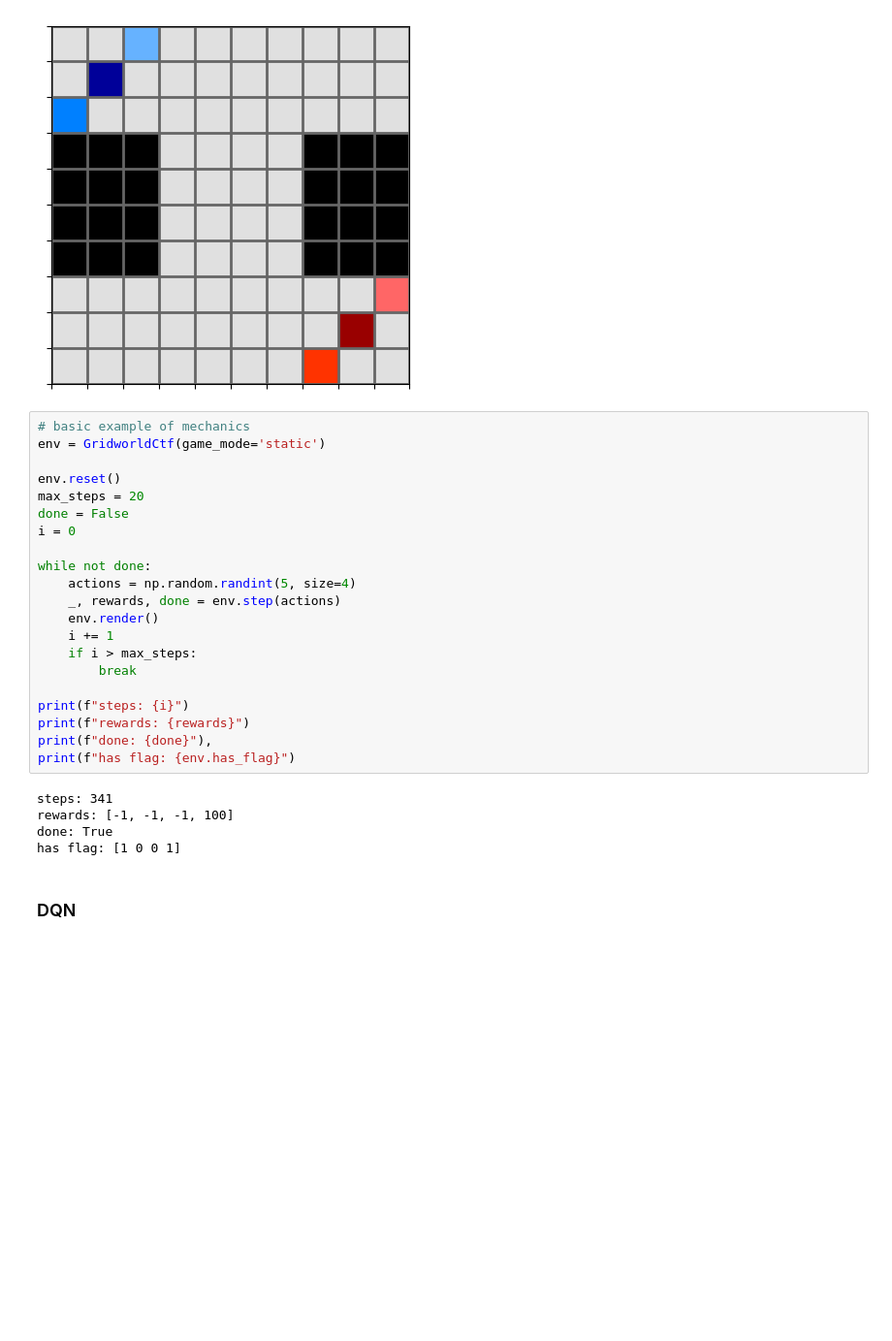
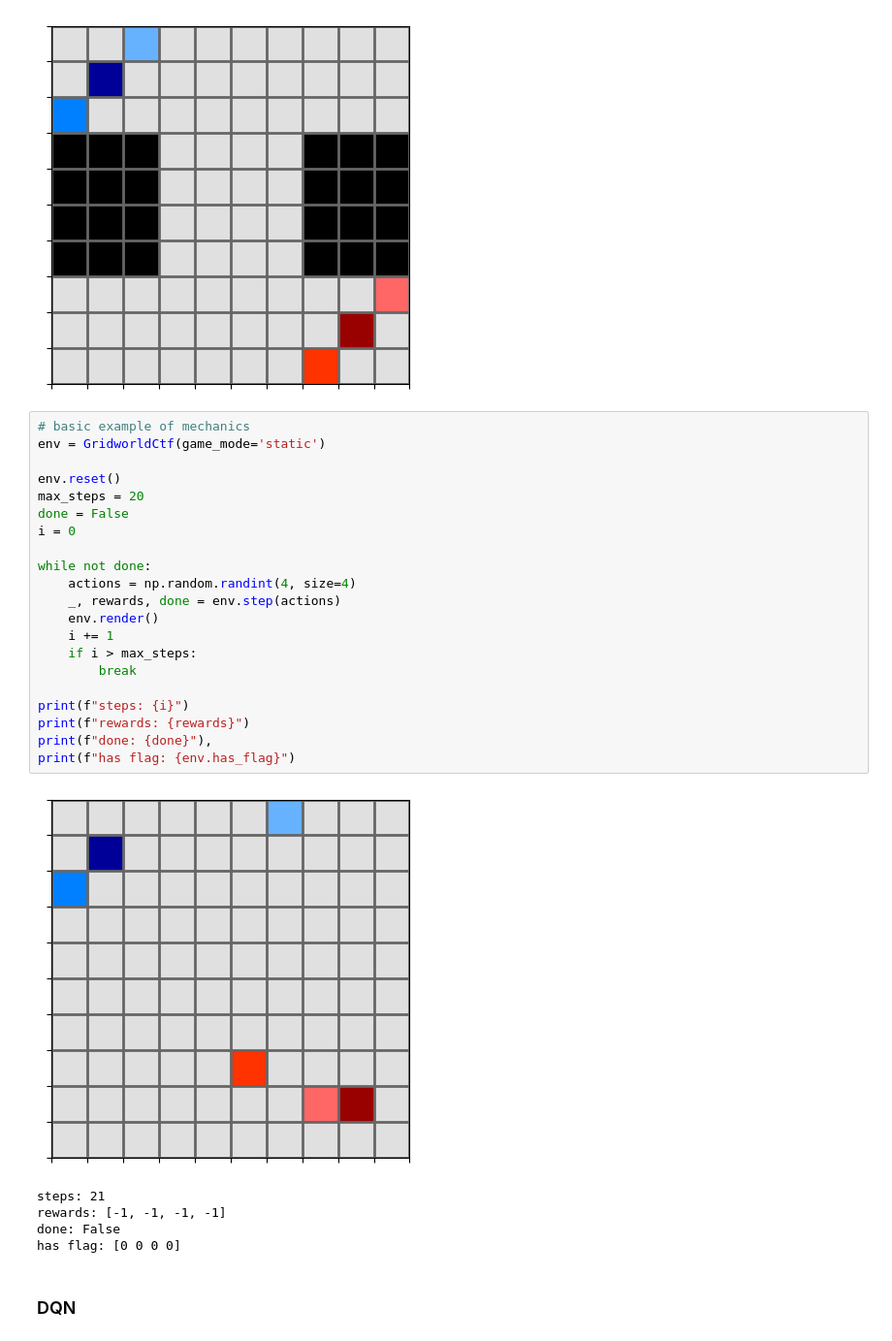
Before and after one commit to g-nightingale/marl-ctf-development, a Jupyter notebook: mvp_environment/mvp_env.ipynb, the cells around one changed output. Shown: that part at 97% size. Saved outputs shown, nothing was run; the diff lists cells and outputs as text; blank space fills up the shorter version.

Commit message:
Remopve do nothing action

```diff
--- a/mvp_environment/mvp_env.ipynb
+++ b/mvp_environment/mvp_env.ipynb
@@ -31,29 +31,30 @@ env.render()
 # %%
 # basic example of mechanics
 env = GridworldCtf(game_mode='static')
 
 env.reset()
 max_steps = 20
 done = False
 i = 0
 
 while not done:
-    actions = np.random.randint(5, size=4)
+    actions = np.random.randint(4, size=4)
     _, rewards, done = env.step(actions)
     env.render()
     i += 1
     if i > max_steps:
         break
 
 print(f"steps: {i}")
 print(f"rewards: {rewards}")
 print(f"done: {done}"),
 print(f"has flag: {env.has_flag}")
 # %% [output]
+[figure, added]
-steps: 341
-rewards: [-1, -1, -1, 100]
-done: True
-has flag: [1 0 0 1]
+steps: 21
+rewards: [-1, -1, -1, -1]
+done: False
+has flag: [0 0 0 0]
 # %% [markdown]
 ### DQN
 # %% [markdown]
```
Also changed, not shown: parts of 2 cells of this notebook, 2 other files.
